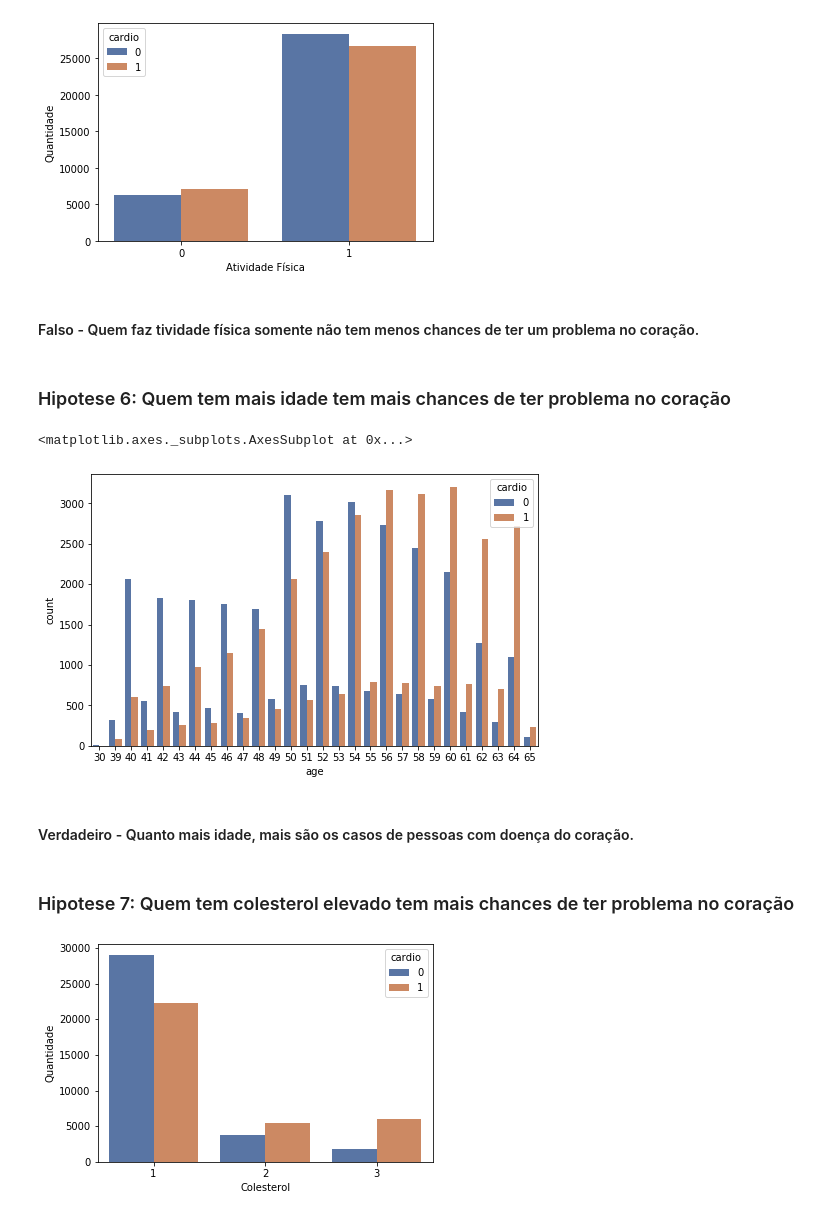
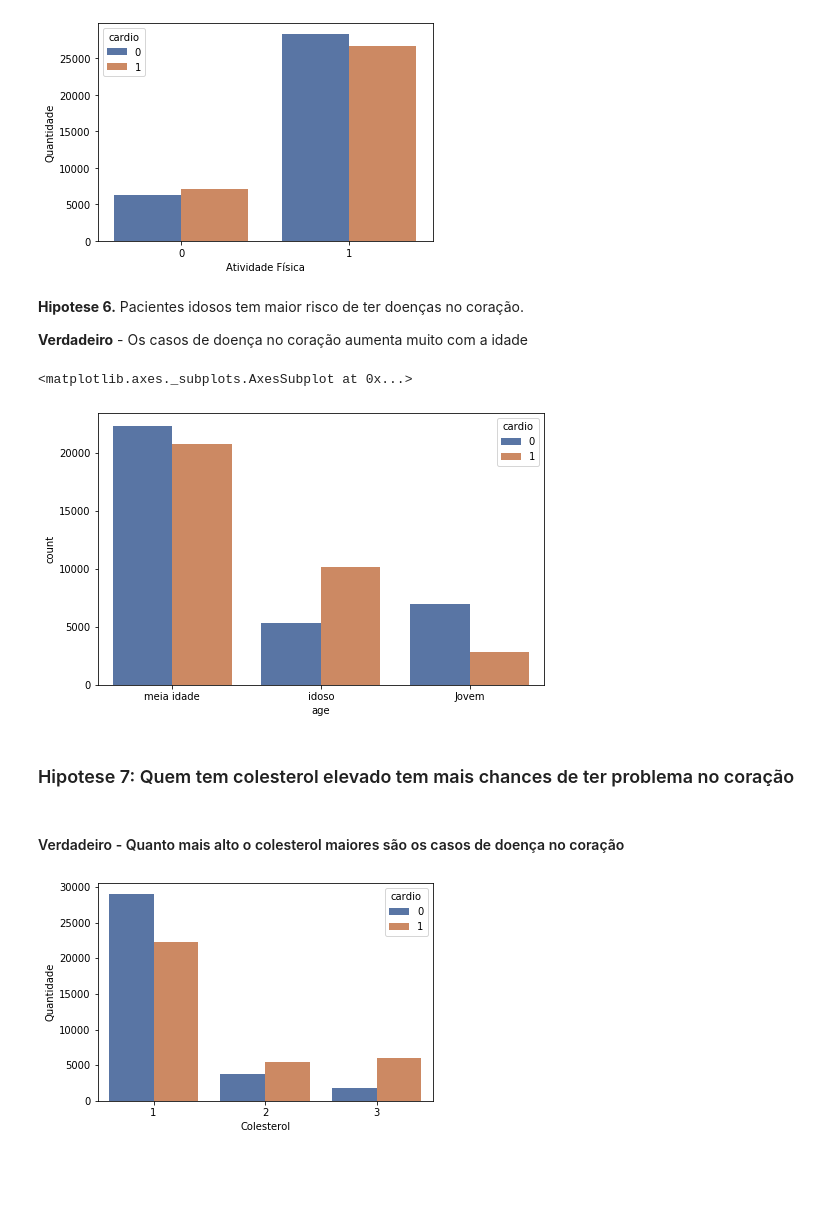
Before and after one commit to marcoaurelio5/Data-Science, a Jupyter notebook: Cardiovascular Disease Dataset.ipynb, the cells around one changed output. Cells and saved outputs as stored; diff of their text form; code cells hidden in the pictures; blank space fills up the shorter version.

```diff
--- a/Cardiovascular Disease Dataset.ipynb
+++ b/Cardiovascular Disease Dataset.ipynb
@@ -178,20 +188,25 @@ plt.xlabel('Atividade Física')
 plt.ylabel('Quantidade');
 # %% [output]
 [figure]
-# %% [markdown]
-#### Falso - Quem faz tividade física somente não tem menos chances de ter um problema no coração.
-# %% [markdown]
-### Hipotese 6: Quem tem mais idade tem mais chances de ter problema no coração
+# %% [markdown]
+**Hipotese 6.** Pacientes idosos tem maior risco de ter doenças no coração.
+
+**Verdadeiro** - Os casos de doença no coração aumenta muito com a idade
+# %%
+dfage = df1.copy()
 # %%
+dfage['age'] = dfage['age'].apply(lambda x: 'Jovem' if x<45 else ('meia idade' if x>=45 and x<60 else 'idoso'))
+
+
 plt.figure(figsize=(8,5))
-sns.countplot(x = 'age', hue = 'cardio', data=df1, palette='deep')
+sns.countplot(x = 'age', hue = 'cardio', data=dfage, palette='deep')
 # %% [output]
 <matplotlib.axes._subplots.AxesSubplot at 0x...>
-[figure, old version]
+[figure, new version]
-# %% [markdown]
-#### Verdadeiro - Quanto mais idade, mais são os casos de pessoas com doença do coração.
 # %% [markdown]
 ### Hipotese 7: Quem tem colesterol elevado tem mais chances de ter problema no coração
+# %% [markdown]
+#### Verdadeiro - Quanto mais alto o colesterol maiores são os casos de doença no coração
 # %%
 sns.countplot(x = 'cholesterol', hue = 'cardio', data=df1,palette='deep')
 plt.xlabel('Colesterol')
```
Also changed, not shown: parts of 40 cells of this notebook.
